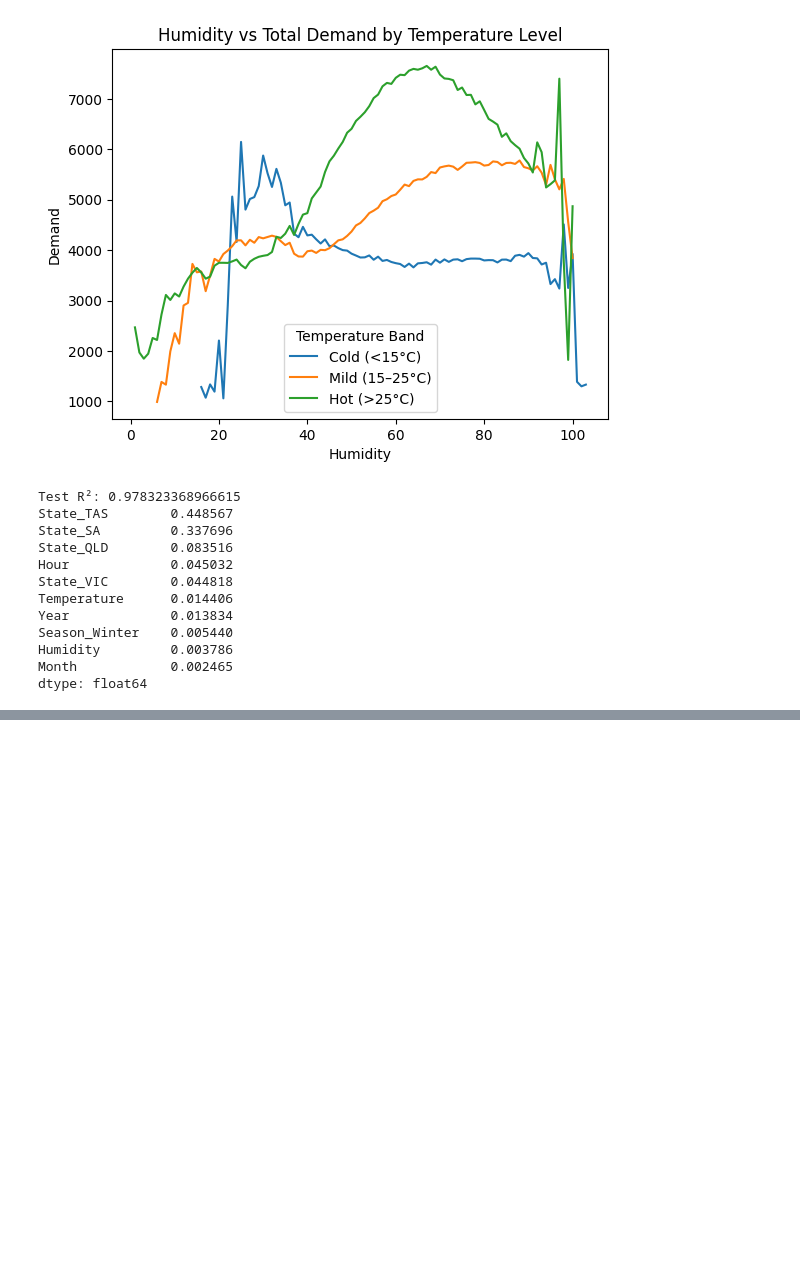
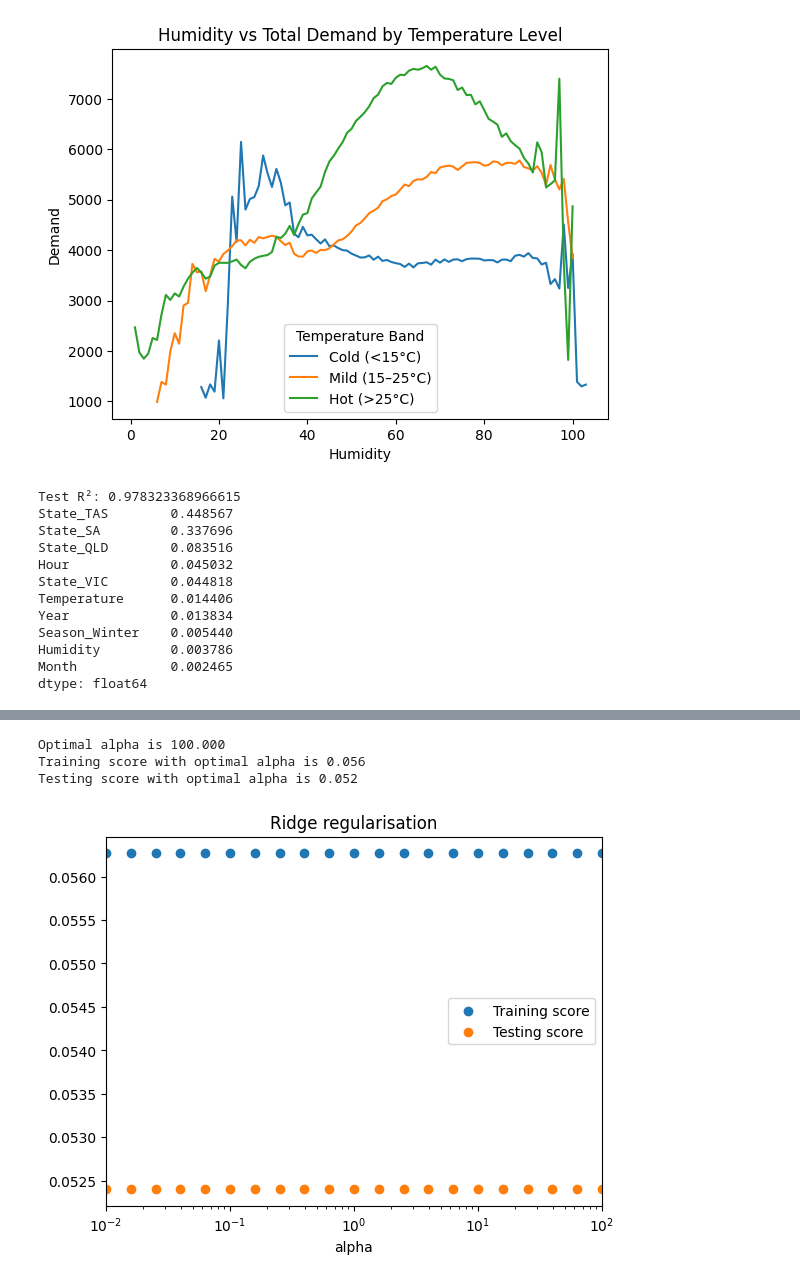
Before and after one commit to harjask-7/ADS1002-project, a Jupyter notebook: notebooks/jiehni/eda_humidity_demand.ipynb, the cells around one changed output, grey strips where cells are left out. Drawn from its saved outputs; the diff is of its cells as text; code cells hidden in the pictures; blank space fills up the shorter version.

```diff
--- a/notebooks/jiehni/eda_humidity_demand.ipynb
+++ b/notebooks/jiehni/eda_humidity_demand.ipynb
@@ -380,0 +393,44 @@ plt.show()
+# %%
+from sklearn.linear_model import Ridge
+
+selected_features = ["Temperature", "t2", "t3", "Year", "Hour"]
+
+X_sel = X[selected_features]
+X_train_sel, X_test_sel, y_train, y_test = train_test_split(
+    X_sel, y, test_size=0.2, random_state=42
+)
+
+# create two arrays for storage of the same size as alfas, but filled with zeros
+ridge_training_score = np.zeros_like(alfas)
+ridge_rsquared = np.zeros_like(alfas)
+ridge_score = np.zeros_like(alfas)
+
+# loop over the values in the alfas array, at each loop the current value is alfa
+# and idx is incremented by 1, starting at 0
+for idx, alfa in enumerate(alfas):
+    ridge = Ridge(alpha=alfa, random_state=1235) # instantatiate Ridge regularisation with the current alfa
+    ridge.fit(X_train_sel,y_train) # train the model to our data set
+# calculate the training score and store in the array ridge_training_score
+    ridge_training_score[idx] = ridge.score(X_train_sel, y_train)
+    preds_linear = ridge.predict(X_test_sel) # calculate the model prediction for the test data
+# calculate the correlation between the predicted and actual test data and store in the  array ridge_rsquared
+    ridge_rsquared[idx] = r2_score(y_test,preds_linear)
+
+plt.scatter(alfas, ridge_training_score, label = 'Training score') # plot the training score against alpha
+plt.scatter(alfas, ridge_rsquared, label = 'Testing score') # plot the testing score against alpha
+plt.xscale('log') # make the x-axis a logarithmic scale
+plt.gca().set_xlim(left=.01, right=100); # fix the x-axis limits
+plt.title('Ridge regularisation')
+plt.xlabel('alpha');
+plt.legend(loc = 'best');
+
+opt_alfa_pos = np.argmax(ridge_rsquared)
+opt_alfa = alfas[opt_alfa_pos]
+print(f'Optimal alpha is {opt_alfa:.3f}')
+print(f'Training score with optimal alpha is {ridge_training_score[opt_alfa_pos]:.3f}')
+print(f'Testing score with optimal alpha is {ridge_rsquared[opt_alfa_pos]:.3f}')
+# %% [output]
+Optimal alpha is 100.000
+Training score with optimal alpha is 0.056
+Testing score with optimal alpha is 0.052
+[figure, added]
```
Also changed, not shown: parts of 7 cells of this notebook.
